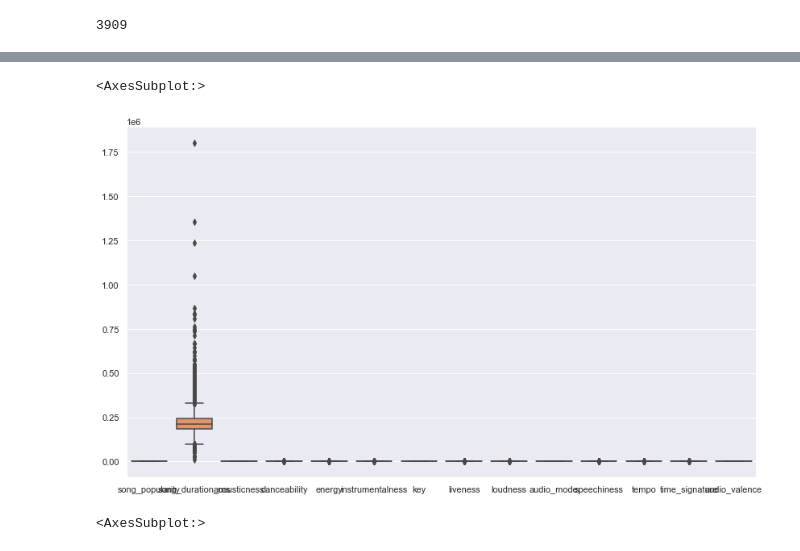
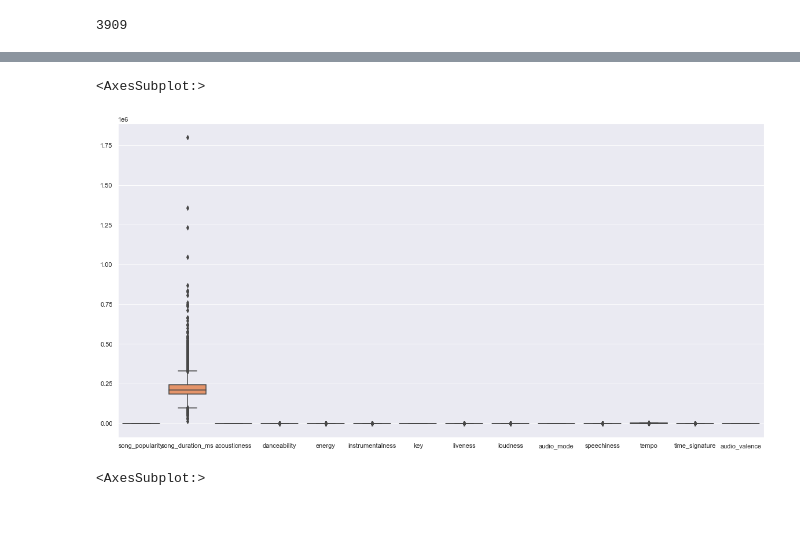
Before and after one commit to bohdan167/DAA, a Jupyter notebook: Datasets_&_Notebooks/Nosso Dataset/SongPopularity.ipynb, the cells around one changed output, grey strips where cells are left out. Drawn from its saved outputs; the diff is of its cells as text; code cells hidden in the pictures; blank space fills up the shorter version.

```diff
--- a/Datasets_&_Notebooks/Nosso Dataset/SongPopularity.ipynb
+++ b/Datasets_&_Notebooks/Nosso Dataset/SongPopularity.ipynb
@@ -144,11 +144,11 @@ song_df.apply(minMax)
 # %%
 # Outliers boxplot seaborn
 sns.set_theme(palette="pastel")
-plt.subplots(figsize=(14,8))
+plt.subplots(figsize=(20,10))
 sns.boxplot(data=song_df)
 # %% [output]
 <AxesSubplot:>
-[figure, old version]
+[figure, new version]
 # %%
 # Outliers em minutos
 sns.boxplot(data=song_df['song_duration_ms'].apply(lambda x: x/60000))
```
Also changed, not shown: parts of 50 cells of this notebook.
